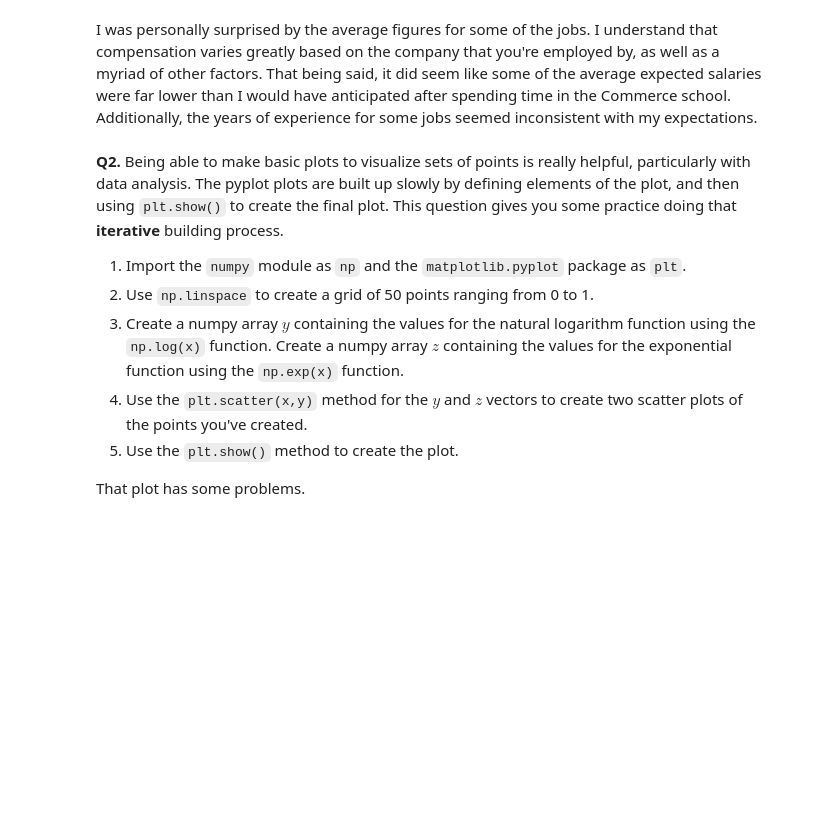
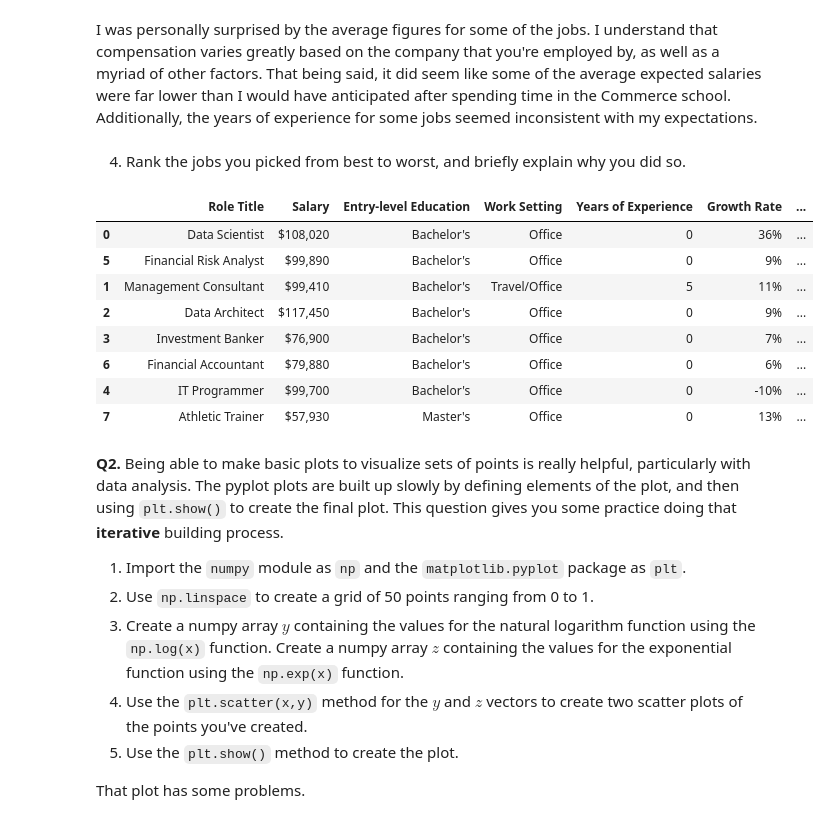
Before and after one commit to deancuva/programming, a Jupyter notebook: assignment/assignment_programming.ipynb, the cells around one changed output. Drawn from its saved outputs; the diff is of its cells as text; code cells hidden in the pictures; blank space fills up the shorter version.

```diff
--- a/assignment/assignment_programming.ipynb
+++ b/assignment/assignment_programming.ipynb
@@ -40,6 +40,21 @@ jobs
 3. Do any of your findings surprise you?
 # %% [markdown]
 I was personally surprised by the average figures for some of the jobs. I understand that compensation varies greatly based on the company that you're employed by, as well as a myriad of other factors. That being said, it did seem like some of the average expected salaries were far lower than I would have anticipated after spending time in the Commerce school. Additionally, the years of experience for some jobs seemed inconsistent with my expectations.
+# %% [markdown]
+4. Rank the jobs you picked from best to worst, and briefly explain why you did so.
+# %%
+rankings_sorted = jobs.sort_values(by='Job Ranking')
+rankings_sorted
+# %% [output]
+|  | Role Title | Salary | Entry-level Education | Work Setting | Years of Experience | Growth Rate | ... |
+| 0 | Data Scientist | $108,020 | Bachelor's | Office | 0 | 36% | ... |
+| 5 | Financial Risk Analyst | $99,890 | Bachelor's | Office | 0 | 9% | ... |
+| 1 | Management Consultant | $99,410 | Bachelor's | Travel/Office | 5 | 11% | ... |
+| 2 | Data Architect | $117,450 | Bachelor's | Office | 0 | 9% | ... |
+| 3 | Investment Banker | $76,900 | Bachelor's | Office | 0 | 7% | ... |
+| 6 | Financial Accountant | $79,880 | Bachelor's | Office | 0 | 6% | ... |
+| 4 | IT Programmer | $99,700 | Bachelor's | Office | 0 | -10% | ... |
+| 7 | Athletic Trainer | $57,930 | Master's | Office | 0 | 13% | ... |
 # %% [markdown]
 **Q2.** Being able to make basic plots to visualize sets of points is really helpful, particularly with data analysis. The pyplot plots are built up slowly by defining elements of the plot, and then using `plt.show()` to create the final plot. This question gives you some practice doing that **iterative** building process.
 
```
